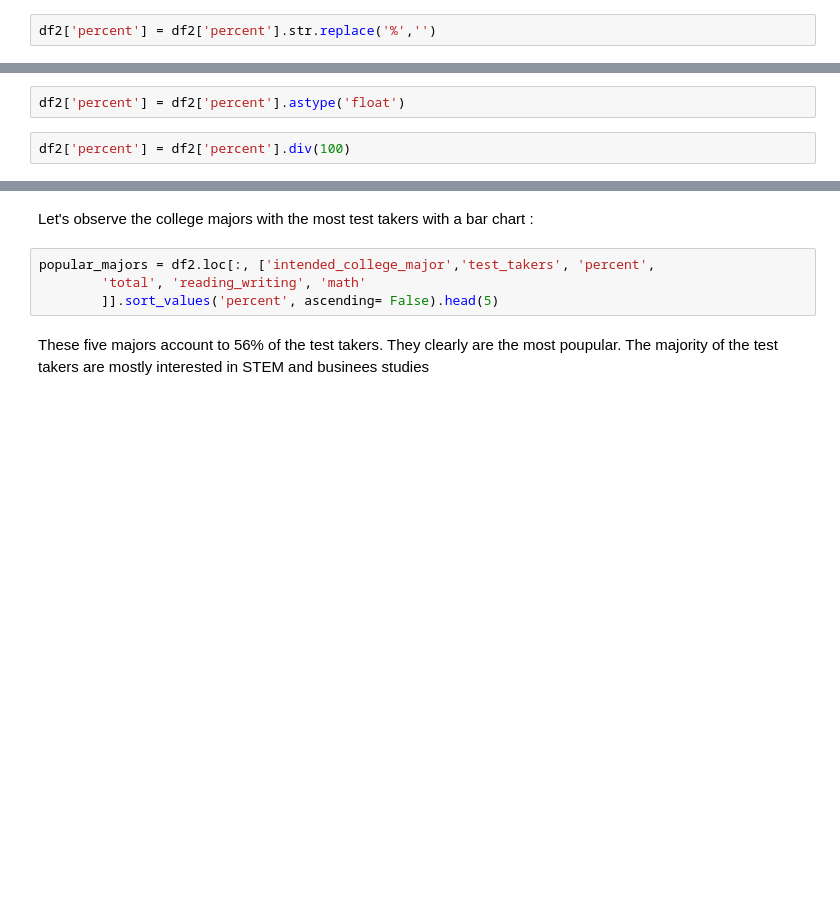
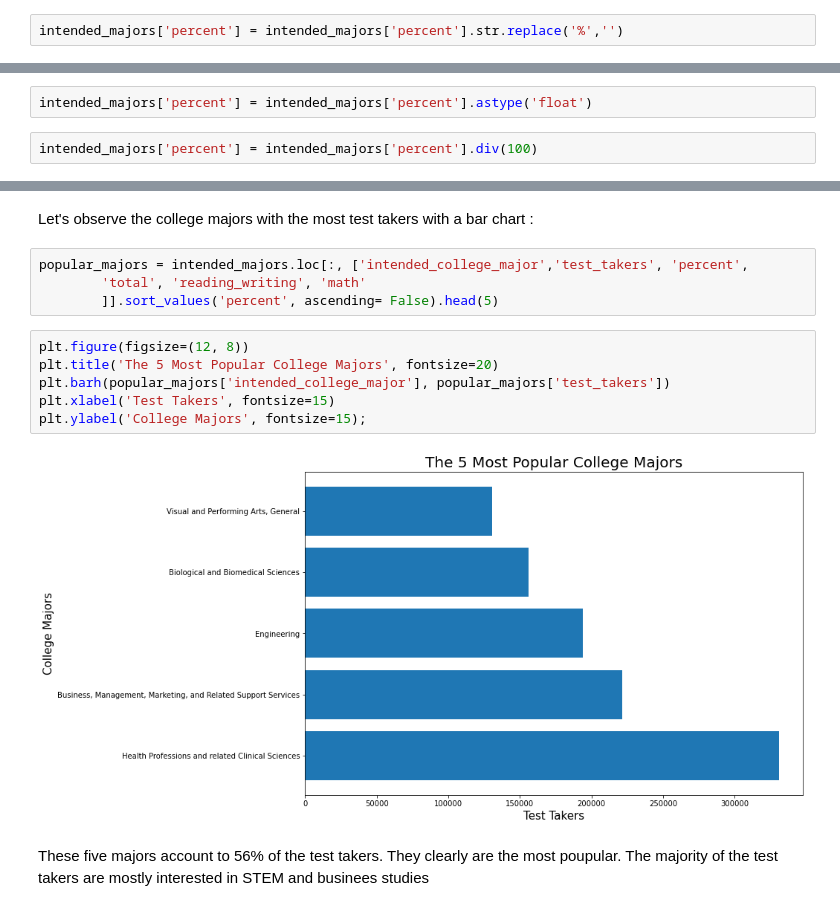
Before and after one commit to chiefeno/Project-1, a Jupyter notebook: revised project 1 - Johann Baydeer.ipynb, the cells around one changed output, grey strips where cells are left out. Cells and saved outputs as stored; diff of their text form; blank space fills up the shorter version.

```diff
--- a/revised project 1 - Johann Baydeer.ipynb
+++ b/revised project 1 - Johann Baydeer.ipynb
@@ -517,4 +468,4 @@ dtype: object
 # %% [markdown]
 let's turn the percent column to float; first let's remove the % sign
 # %%
-df2['percent'] = df2['percent'].str.replace('%','')
+intended_majors['percent'] = intended_majors['percent'].str.replace('%','')
@@ -527,7 +472,7 @@ df2.head(2)
 # %% [markdown]
 now let's convert the percent column to float:
 # %%
-df2['percent'] = df2['percent'].astype('float')
+intended_majors['percent'] = intended_majors['percent'].astype('float')
 # %%
-df2['percent'] = df2['percent'].div(100)
+intended_majors['percent'] = intended_majors['percent'].div(100)
 # %%
@@ -849,9 +762,17 @@ Any score below 25-26 would put a student in jeopardy.
 # %% [markdown]
 Let's observe the college majors with the most test takers with a bar chart :
 # %%
-popular_majors = df2.loc[:, ['intended_college_major','test_takers', 'percent',
+popular_majors = intended_majors.loc[:, ['intended_college_major','test_takers', 'percent',
         'total', 'reading_writing', 'math'
         ]].sort_values('percent', ascending= False).head(5)
+# %%
+plt.figure(figsize=(12, 8))
+plt.title('The 5 Most Popular College Majors', fontsize=20)
+plt.barh(popular_majors['intended_college_major'], popular_majors['test_takers'])
+plt.xlabel('Test Takers', fontsize=15)
+plt.ylabel('College Majors', fontsize=15);
+# %% [output]
+[figure, added]
 # %% [markdown]
 These five majors account to 56% of the test takers. They clearly are the most poupular.
 The majority of the test takers are mostly interested in STEM and businees studies
```
Also changed, not shown: parts of 100 cells of this notebook, 16 other files.
